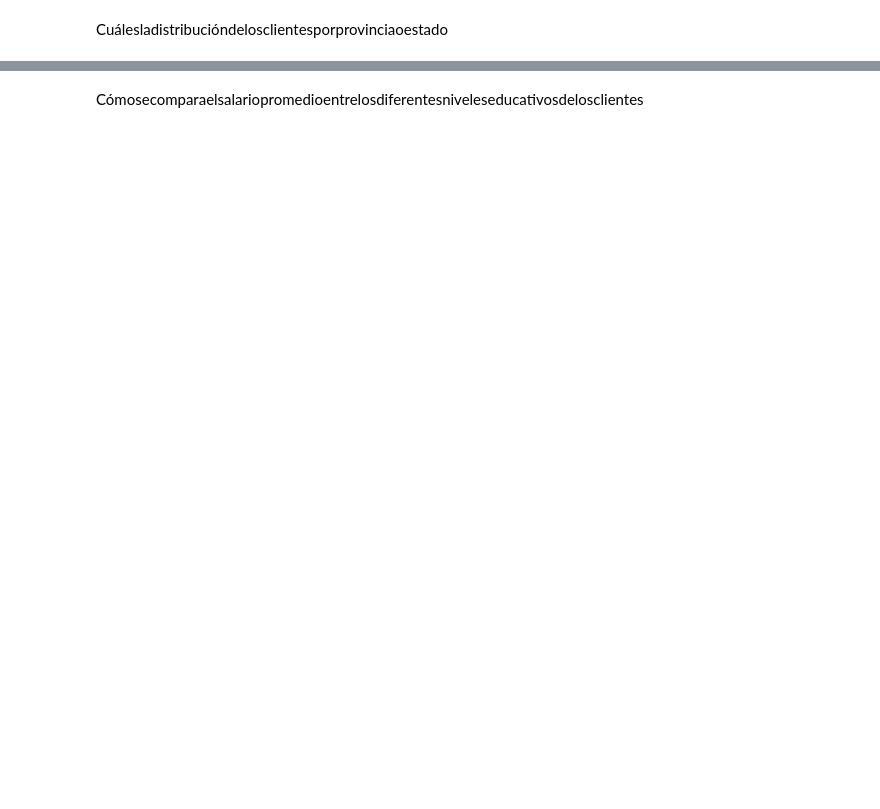
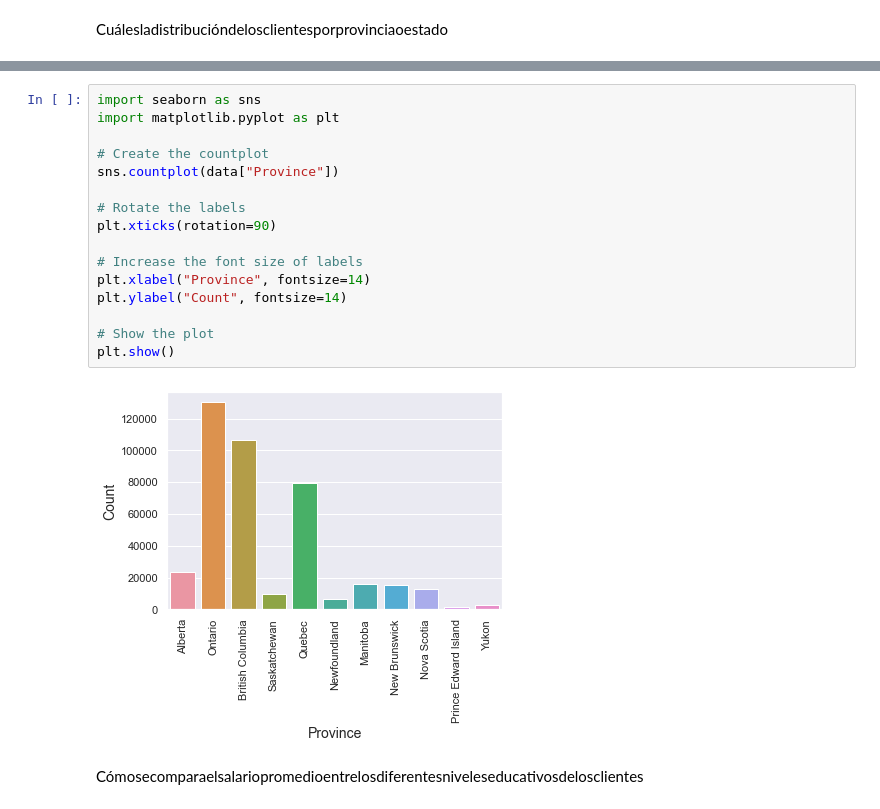
Before and after one commit to Adalab/bda-modulo-3-evaluacion-final-patriciamromero, a Jupyter notebook: fase2.ipynb, the cells around one changed output, grey strips where cells are left out. Cells and saved outputs as stored; diff of their text form; blank space fills up the shorter version.

```diff
--- a/fase2.ipynb
+++ b/fase2.ipynb
@@ -98,3 +98,21 @@ sns.countplot(data["Province"]);
+# %%
+import seaborn as sns
+import matplotlib.pyplot as plt
+
+# Create the countplot
+sns.countplot(data["Province"])
+
+# Rotate the labels
+plt.xticks(rotation=90)
+
+# Increase the font size of labels
+plt.xlabel("Province", fontsize=14)
+plt.ylabel("Count", fontsize=14)
+
+# Show the plot
+plt.show()
+# %% [output]
+[figure, added]
 # %% [markdown]
 Cómosecomparaelsalariopromedioentrelosdiferentesniveleseducativosdelosclientes
 # %%
```
Also changed, not shown: parts of 9 cells of this notebook, 4 other files.
